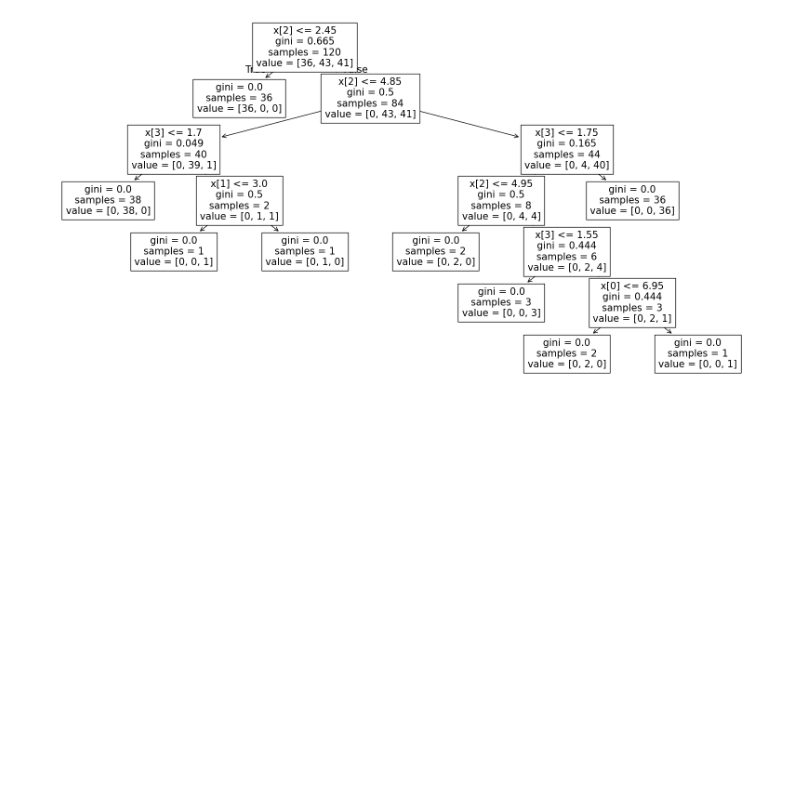
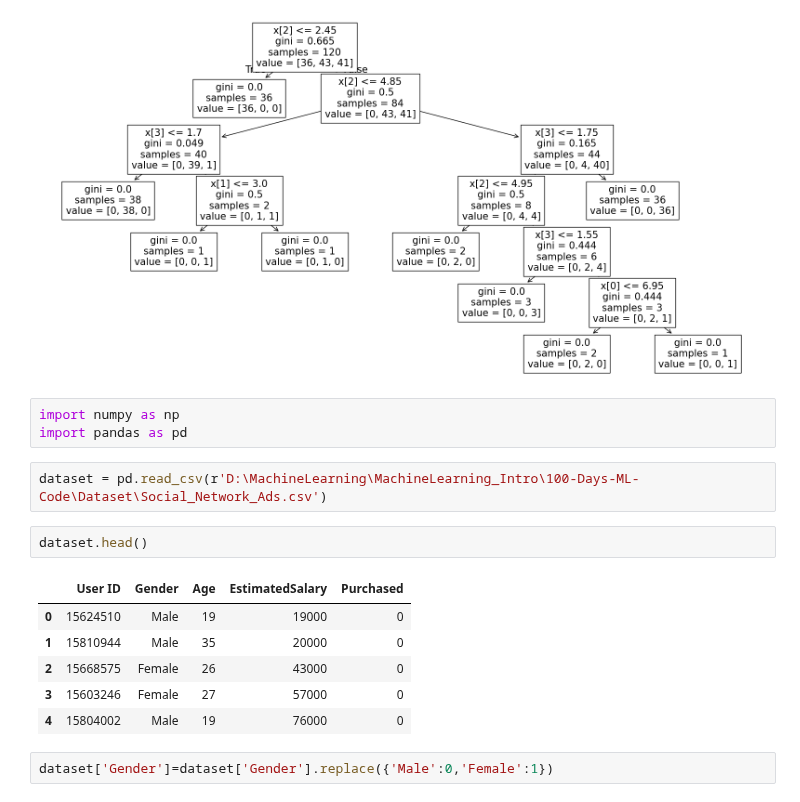
Before and after one commit to meraviverma/MachineLearning_Intro, a Jupyter notebook: 100-Days-ML-Code/Day8_DecisionTree.ipynb, the cells around one changed output. Cells and saved outputs as stored; diff of their text form; blank space fills up the shorter version.

```diff
--- a/100-Days-ML-Code/Day8_DecisionTree.ipynb
+++ b/100-Days-ML-Code/Day8_DecisionTree.ipynb
@@ -97,3 +97,19 @@ plot_tree(clf)
  Text(0.9090909090909091, 0.07142857142857142, 'gini = 0.0\nsamples = 1\nvalue = [0, 0, 1]'),
  Text(0.8181818181818182, 0.5, 'gini = 0.0\nsamples = 36\nvalue = [0, 0, 36]')]
 [figure]
+# %%
+import numpy as np
+import pandas as pd
+# %%
+dataset = pd.read_csv(r'D:\MachineLearning\MachineLearning_Intro\100-Days-ML-Code\Dataset\Social_Network_Ads.csv')
+# %%
+dataset.head()
+# %% [output]
+|  | User ID | Gender | Age | EstimatedSalary | Purchased |
+| 0 | 15624510 | Male | 19 | 19000 | 0 |
+| 1 | 15810944 | Male | 35 | 20000 | 0 |
+| 2 | 15668575 | Female | 26 | 43000 | 0 |
+| 3 | 15603246 | Female | 27 | 57000 | 0 |
+| 4 | 15804002 | Male | 19 | 76000 | 0 |
+# %%
+dataset['Gender']=dataset['Gender'].replace({'Male':0,'Female':1})
```
Also changed, not shown: parts of 10 cells of this notebook, 2 other files.
